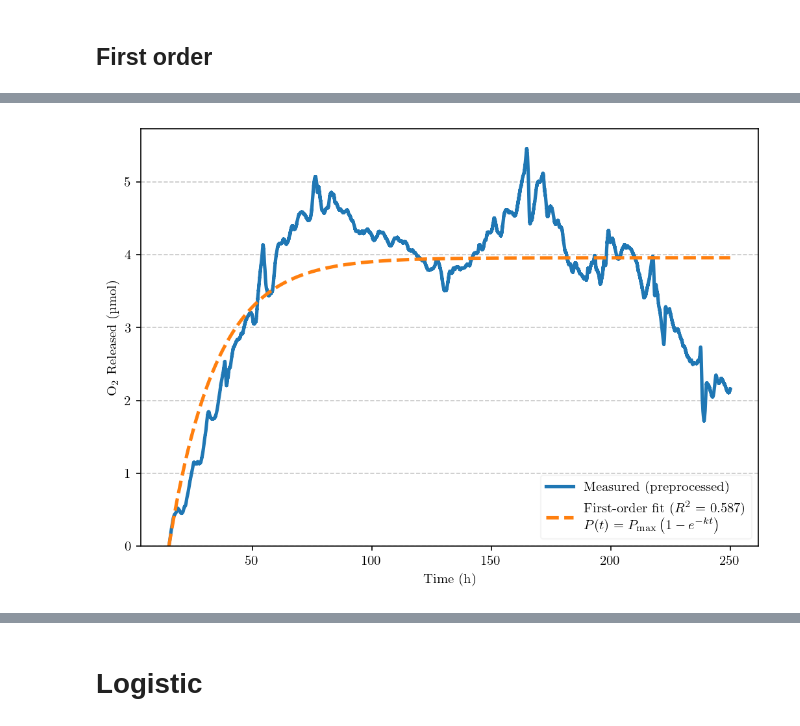
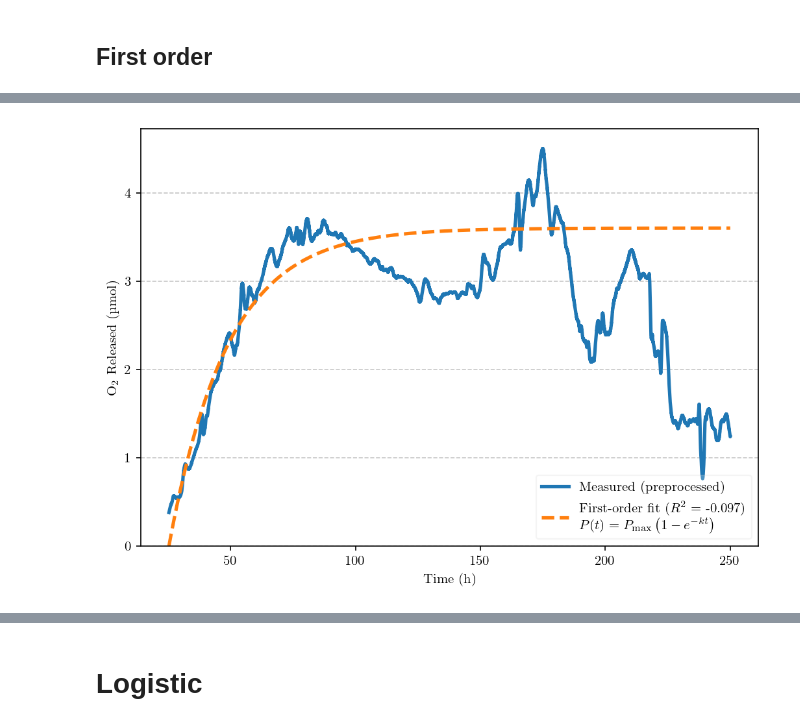
Before and after one commit to ChandrikaSethumadhavan/Master_Thesis, a Jupyter notebook: Kinetic models.ipynb, the cells around one changed output, grey strips where cells are left out. Saved outputs shown, nothing was run; the diff lists cells and outputs as text; code cells hidden in the pictures.

```diff
--- a/Kinetic models.ipynb
+++ b/Kinetic models.ipynb
@@ -1522,7 +1961,7 @@ plt.show()
 # %% [markdown]
 ## First order
 # %%
-m3_csv = r"C:\Users\chand\Documents\GitHub\Thesis\M3-1.2mM\Pressure\RT\Data files\M3_1.2mM_RT_pressure_o2_release.csv"
+m3_csv = r"C:\Users\chand\Documents\GitHub\Thesis\processedcsv\M3_1.2mM_RT_dwt_baseline_corrected.csv"
 df_m3 = pd.read_csv(m3_csv)
 df_m3.columns = [c.strip() for c in df_m3.columns]
 
@@ -1553,19 +1992,55 @@ def first_order_model(t, P_max, k):
     # P(t) = P_max * (1 - exp(-k t))
     return P_max * (1.0 - np.exp(-k * t))
 
+
 # --- Fit: robust initial guesses + nonnegative bounds ---
 Pmax0 = float(np.nanmax(y))
 dt = max(t.max() - t.min(), 1.0)  # seconds span; guard against zero
-# choose half-life ~ 30% of data span as a reasonable default
-k0 = np.log(2.0) / (0.3 * dt)
-k0 = max(k0, 1e-9)
+
+# simplest: constant small positive guess (1/s)
+k0 = 1e-6
+
+# k0 = max(k0, 1e-9)
+#lower and upper bounds are [P_max ≥ 0, k ≥ 0]
+lower_bounds = [0.8 * Pmax0, 0.0]
+upper_bounds = [1.2 * Pmax0, np.inf]
 
 popt, pcov = curve_fit(
     first_order_model, t, y,
-    p0=[Pmax0 if np.isfinite(Pmax0) and Pmax0 > 0 else (y[-1] if len(y) else 1.0), k0],
-    bounds=([0.0, 0.0], [np.inf, np.inf]),
-    maxfev=20000
+    p0=[Pmax0, k0],
+    bounds=(lower_bounds, upper_bounds),
+    maxfev=200000
 )
+
+
+
+
+
+
+
+
+
+# # --- Fit: robust initial guesses + nonnegative bounds ---
+# Pmax0 = float(np.nanmax(y))
+# dt = max(t.max() - t.min(), 1.0)  # seconds span; guard against zero
+# # choose half-life ~ 30% of data span as a reasonable default
+# k0 = np.log(2.0) / (0.3 * dt)
+# k0 = max(k0, 1e-9)
+
+# popt, pcov = curve_fit(
+#     first_order_model, t, y,
+#     p0=[Pmax0 if np.isfinite(Pmax0) and Pmax0 > 0 else (y[-1] if len(y) else 1.0), k0],
+#     bounds=([0.0, 0.0], [np.inf, np.inf]),
+#     maxfev=20000
+# )
+
+
+
+
+
+
+
+
 P_max_fit, k_fit = popt
 y_fit = first_order_model(t, *popt)
 
@@ -1618 +2093 @@ plt.show()
-[figure, old version]
+[figure, new version]
```
Also changed, not shown: parts of 11 cells of this notebook, 1 other file.
